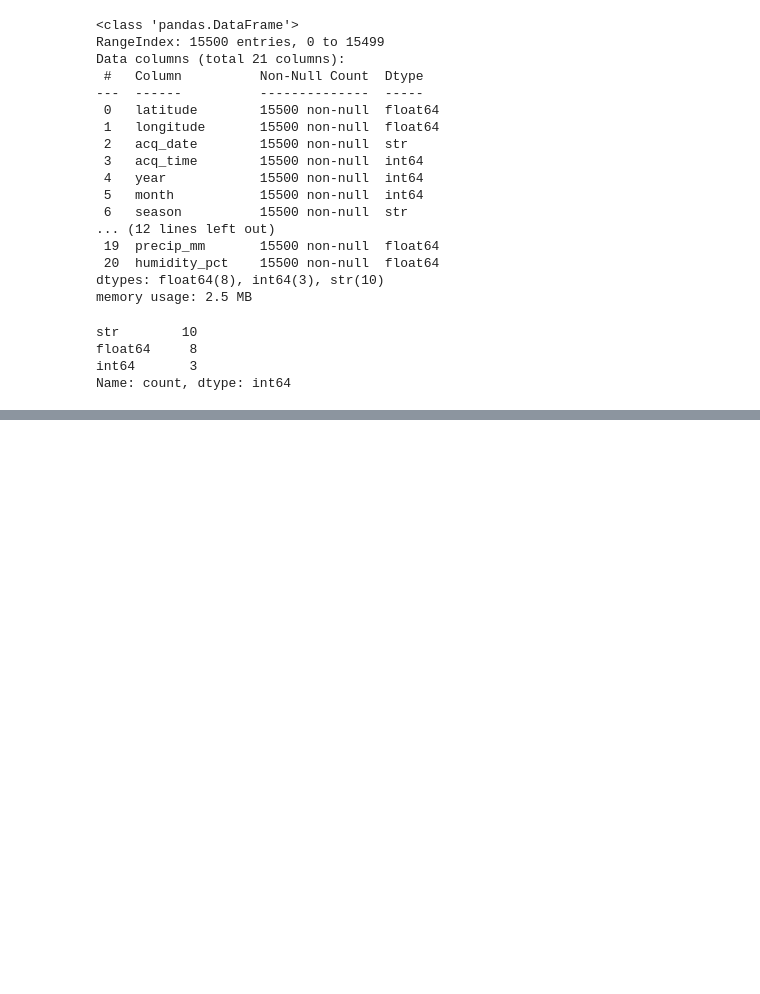
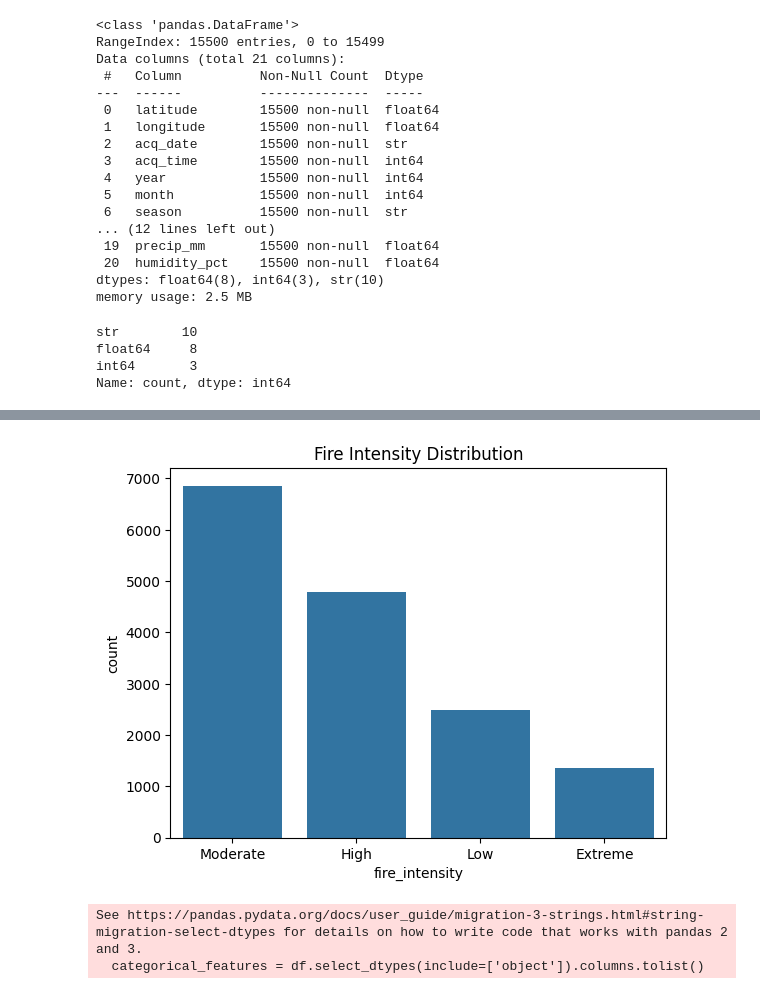
Before and after one commit to KodewithArun/wildfire-intensity-classifier, a Jupyter notebook: notebooks/01_eda.ipynb, the cells around one changed output, grey strips where cells are left out. Drawn from its saved outputs; the diff is of its cells as text; code cells hidden in the pictures; blank space fills up the shorter version.

```diff
--- a/notebooks/01_eda.ipynb
+++ b/notebooks/01_eda.ipynb
@@ -263,0 +159,3 @@ df[numeric_features].corr()
+# %%
+# Data Conversion: Convert 'date' column to datetime format for easier manipulation
+df['date'] = pd.to_datetime(df['acq_date'], errors='coerce')  #
@@ -263,0 +177,3 @@ df[numeric_features].corr()
+# %%
+# lets make time also in  HH:MM:SS format
+df['time'] = pd.to_datetime(df['acq_time'], format='%H%M', errors='coerce').dt.time
@@ -263,0 +195,6 @@ df[numeric_features].corr()
+# %%
+# Feature Engineering: Extracting year, month, and day from the 'date' column for temporal analysis
+df['year'] = df['date'].dt.year
+df['month'] = df['date'].dt.month
+df['day'] = df['date'].dt.day
+df['weekday'] = df['date'].dt.weekday
@@ -263,0 +211,14 @@ df[numeric_features].corr()
+# %%
+# Fire Intensity Distribution
+sns.countplot(x='fire_intensity', data=df)
+plt.title("Fire Intensity Distribution")
+plt.show()
+# %% [output]
+[figure, added]
+# %%
+# Split the numerical and categorical features for preprocessing
+numerical_features = df.select_dtypes(include=['int64', 'float64']).columns.tolist()
+categorical_features = df.select_dtypes(include=['object']).columns.tolist()
+# %% [output]
+See https://pandas.pydata.org/docs/user_guide/migration-3-strings.html#string-migration-select-dtypes for details on how to write code that works with pandas 2 and 3.
+  categorical_features = df.select_dtypes(include=['object']).columns.tolist()
```
Also changed, not shown: parts of 37 cells of this notebook, 5 other files.
